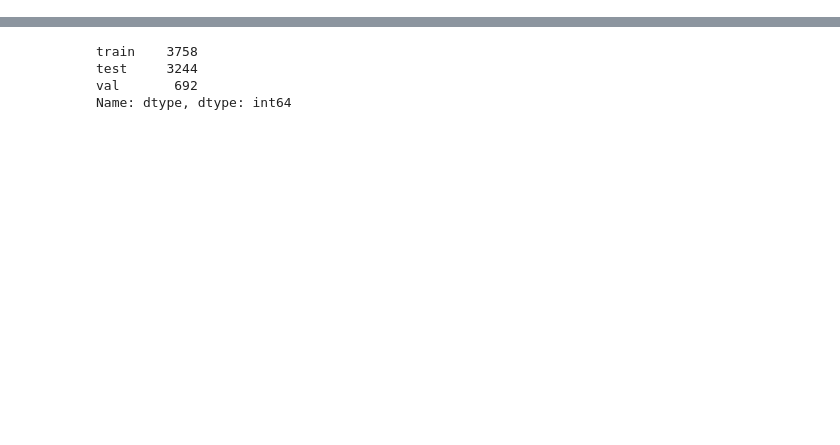
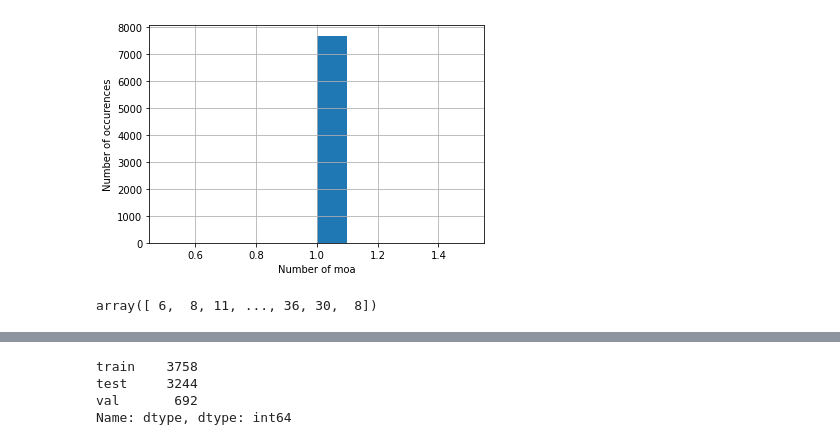
Before and after one commit to maestapereira/2021f_genomics_project, a Jupyter notebook: SandraWorkNotebook.ipynb, the cells around one changed output, grey strips where cells are left out. Saved outputs shown, nothing was run; the diff lists cells and outputs as text; code cells hidden in the pictures; blank space fills up the shorter version.

```diff
--- a/SandraWorkNotebook.ipynb
+++ b/SandraWorkNotebook.ipynb
@@ -264,0 +107,20 @@ StratifiedShuffleSplit(n_splits=1, random_state=42, test_size=0.7,
+# %%
+# load data
+df_feature, df_labels, df_raw = read_data(path)
+
+# get number of moa per row, and plot histogram
+n_moa = get_n_moa(df_labels)
+get_plot_n_moa(df_labels)
+
+# remove labels that occur less than min_label_occur param
+sel_labels, sel_raw = sel_labels_by_occur(df_labels, df_raw, min_label_occur=100)
+# remove ids that have more than 1 moa or less than 1 moa
+n_moa_feature, n_moa_labels = get_n_moa_per_row(df_feature, sel_labels, n_moa_per_row=1)
+# split data into test train and val
+df_feat, df_lab = get_test_train_val(n_moa_feature, n_moa_labels)
+# get split labels, make them categories (int) instead of hot encoded
+train_labels, test_labels, val_labels = split_labels_train_test_val(df_lab)
+# get split features in pandas DataFrame
+train_features, test_features, val_features = split_features_train_test_val(df_feat, in_numpy=False)
+# get split features in numpy ndarray
+nptrain_features, nptest_features, npval_features = split_features_train_test_val(df_feat, in_numpy=True)
@@ -264,0 +197,11 @@ StratifiedShuffleSplit(n_splits=1, random_state=42, test_size=0.7,
+# %%
+# n_moa post-selection
+get_plot_n_moa(n_moa_labels);
+# %% [output]
+[figure, added]
+# %%
+temp = (np.argmax(n_moa_labels.drop(columns=['id', 'dtype']).to_numpy(), axis=0))
+temp
+# np.argmax(train_labels, axis=1)
+# %% [output]
+array([ 6,  8, 11, ..., 36, 30,  8])
```
Also changed, not shown: parts of 66 cells of this notebook.
